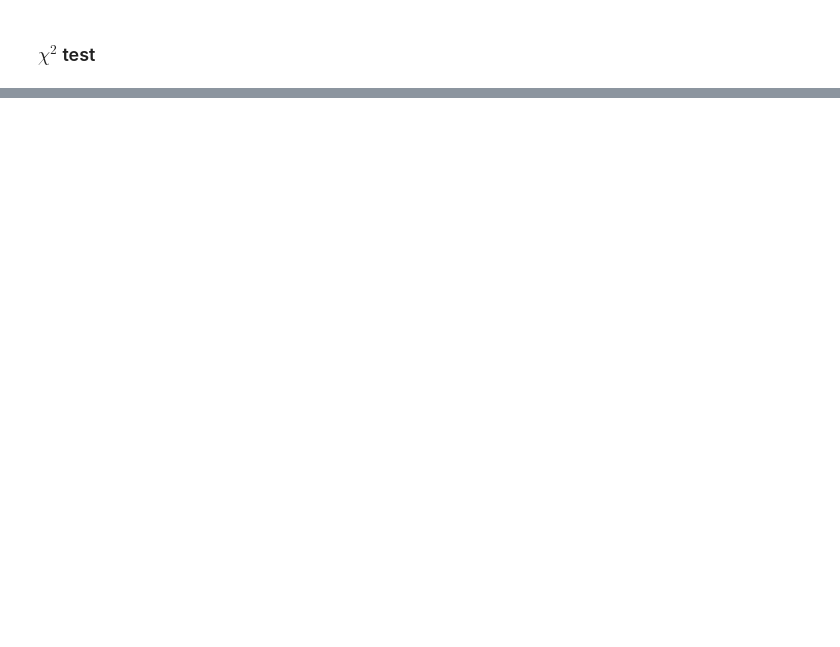
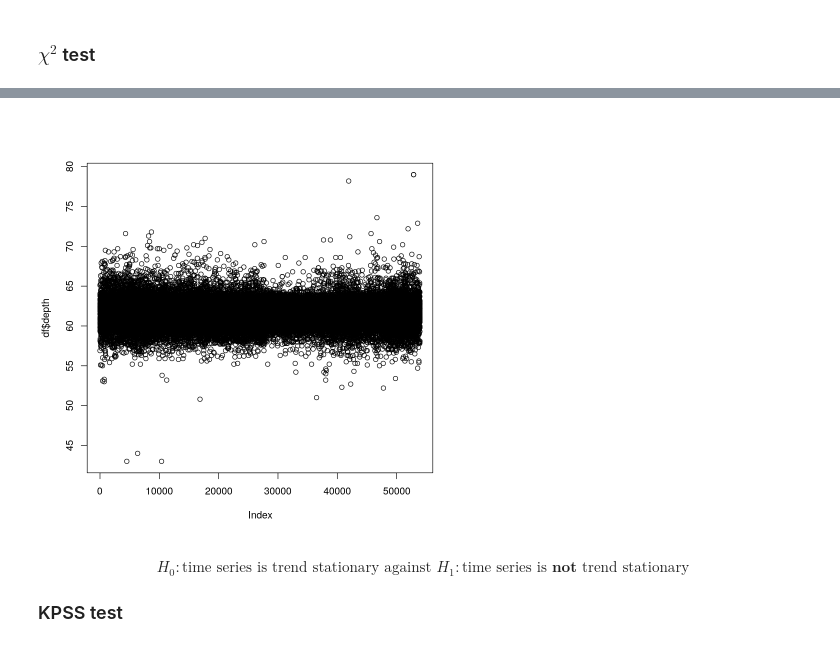
Before and after one commit to clemtarge/clemtarge, a Jupyter notebook: statistical_tests.ipynb, the cells around one changed output, grey strips where cells are left out. Saved outputs shown, nothing was run; the diff lists cells and outputs as text; code cells hidden in the pictures; blank space fills up the shorter version.

```diff
--- a/statistical_tests.ipynb
+++ b/statistical_tests.ipynb
@@ -222,0 +232,10 @@ X-squared = 268900, df = 268422, p-value = 0.2569
+# %%
+plot(df$depth)
+# %% [output]
+[figure, added]
+# %% [markdown]
+$$
+H_0: \textrm{time series is trend stationary} \textrm{ against } H_1: \textrm{time series is} \textbf{ not } \textrm{trend stationary}
+$$
+
+### KPSS test
```
Also changed, not shown: parts of 23 cells of this notebook.
